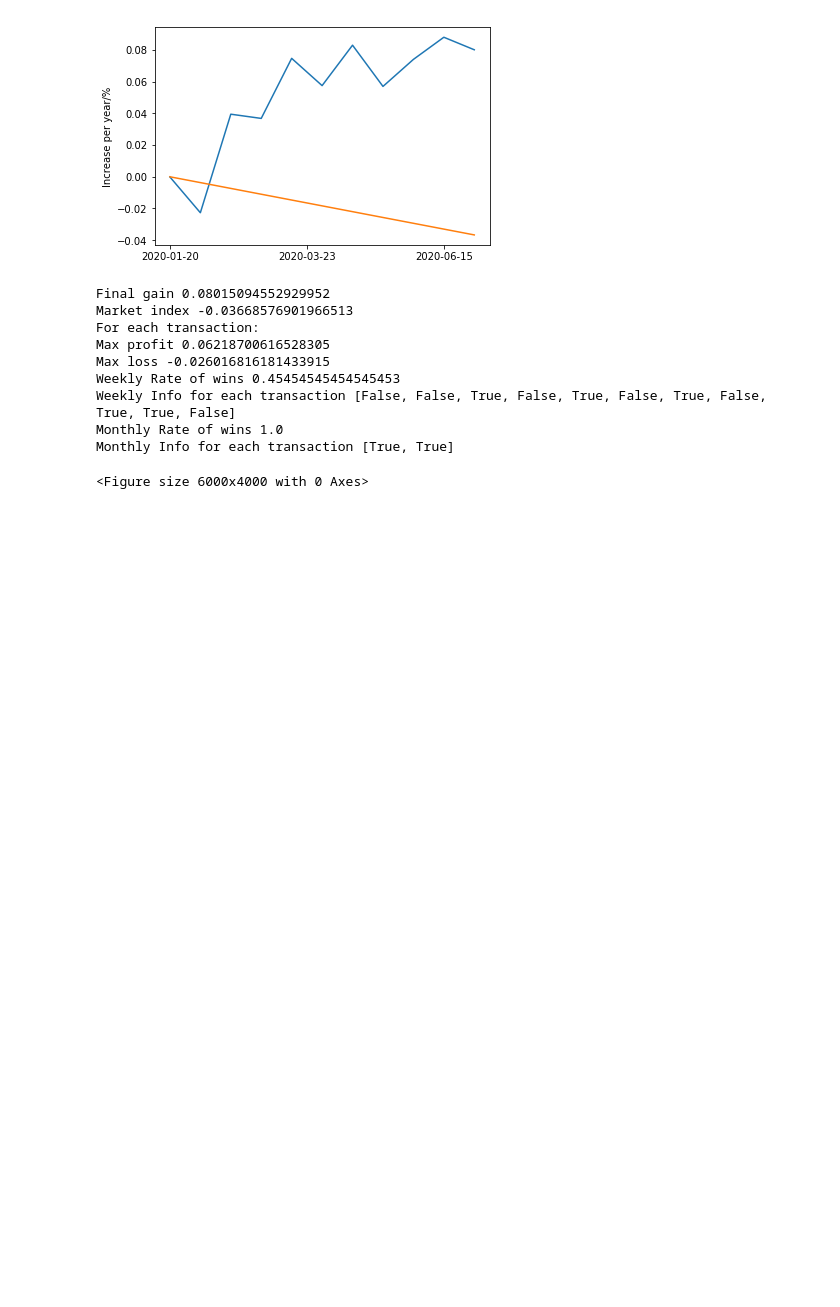
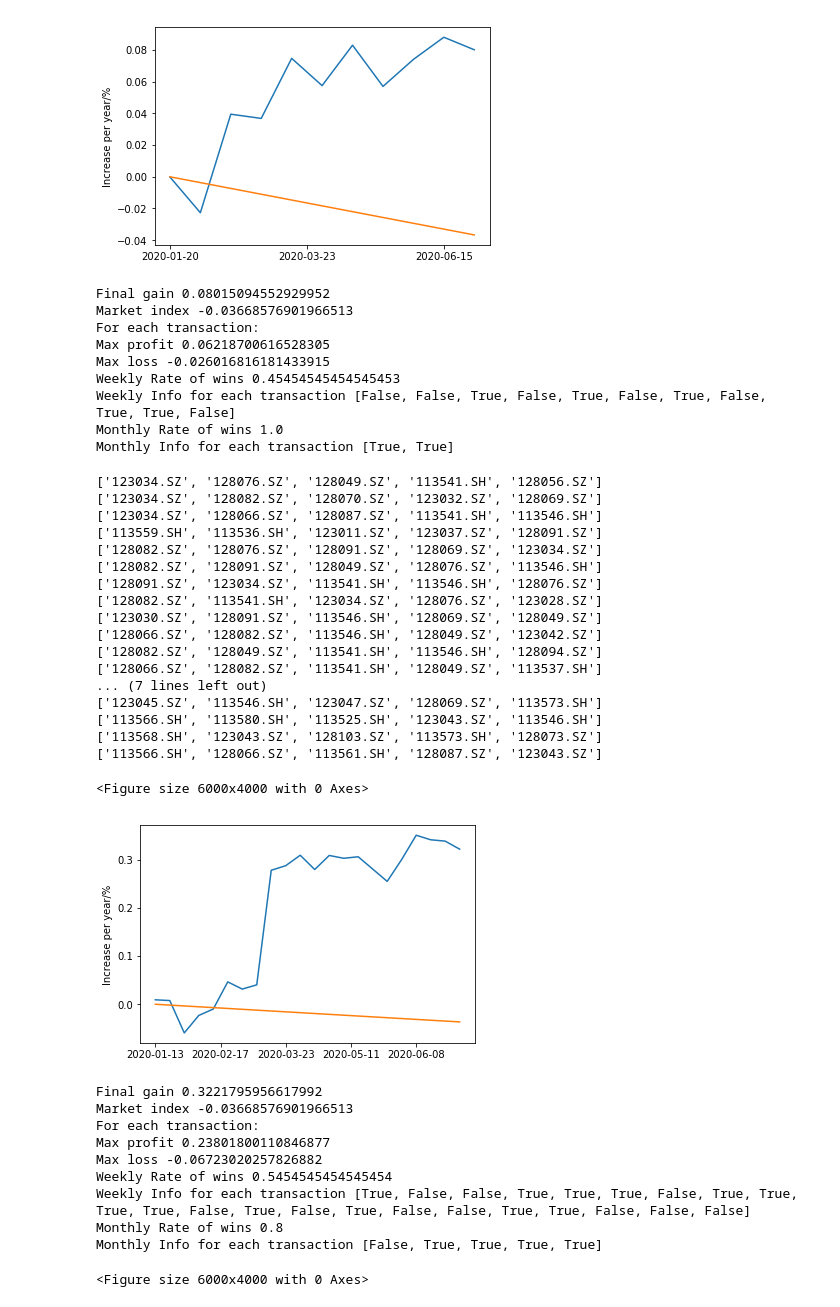
Before and after one commit to yts798/Convertible-Bond-Database, a Jupyter notebook: strategy/strategy.ipynb, the cells around one changed output. Saved outputs shown, nothing was run; the diff lists cells and outputs as text; code cells hidden in the pictures; blank space fills up the shorter version.

```diff
--- a/strategy/strategy.ipynb
+++ b/strategy/strategy.ipynb
@@ -259,14 +259,14 @@ def takeSecond(elem):
     return elem[1]
 
 
-def retrieve_low_nodes(TS, codes, days, index, sel_num):
+def retrieve_low_nodes(TS,codes, days, index, num):
     dl_rank = []
     for code in codes:
         if TS[code][days[index]]['dl'] != 999:
             dl_rank.append((code, TS[code][days[index]]['dl']))
 
         dl_rank.sort(key=takeSecond)
-    low = dl_rank[0:sel_num]
+    low = dl_rank[0:num]
     return [j[0] for j in low]
 
 def win_rt(res):
@@ -714,6 +714,38 @@ Weekly Rate of wins 0.45454545454545453
 Weekly Info for each transaction [False, False, True, False, True, False, True, False, True, True, False]
 Monthly Rate of wins 1.0
 Monthly Info for each transaction [True, True]
+# %%
+
+start(DTBS, leap(f2020_1, 1), [], 0, 0, [], 1, 5, 1, 'trt', 2, 10, 1, 'bl', 0.3, 7, 1, 'ytm', 0.5, 100)
+# %% [output]
+['123034.SZ', '128076.SZ', '128049.SZ', '113541.SH', '128056.SZ']
+['123034.SZ', '128082.SZ', '128070.SZ', '123032.SZ', '128069.SZ']
+['123034.SZ', '128066.SZ', '128087.SZ', '113541.SH', '113546.SH']
+['113559.SH', '113536.SH', '123011.SZ', '123037.SZ', '128091.SZ']
+['128082.SZ', '128076.SZ', '128091.SZ', '128069.SZ', '123034.SZ']
+['128082.SZ', '128091.SZ', '128049.SZ', '128076.SZ', '113546.SH']
+['128091.SZ', '123034.SZ', '113541.SH', '113546.SH', '128076.SZ']
+['128082.SZ', '113541.SH', '123034.SZ', '128076.SZ', '123028.SZ']
+['123030.SZ', '128091.SZ', '113546.SH', '128069.SZ', '128049.SZ']
+['128066.SZ', '128082.SZ', '113546.SH', '128049.SZ', '123042.SZ']
+['128082.SZ', '128049.SZ', '113541.SH', '113546.SH', '128094.SZ']
+['128066.SZ', '128082.SZ', '113541.SH', '128049.SZ', '113537.SH']
+... (7 lines left out)
+['123045.SZ', '113546.SH', '123047.SZ', '128069.SZ', '113573.SH']
+['113566.SH', '113580.SH', '113525.SH', '123043.SZ', '113546.SH']
+['113568.SH', '123043.SZ', '128103.SZ', '113573.SH', '128073.SZ']
+['113566.SH', '128066.SZ', '113561.SH', '128087.SZ', '123043.SZ']
+<Figure size 6000x4000 with 0 Axes>
+[figure, added]
+Final gain 0.3221795956617992
+Market index -0.03668576901966513
+For each transaction:
+Max profit 0.23801800110846877
+Max loss -0.06723020257826882
+Weekly Rate of wins 0.5454545454545454
+Weekly Info for each transaction [True, False, False, True, True, True, False, True, True, True, True, False, True, False, True, False, False, True, True, False, False, False]
+Monthly Rate of wins 0.8
+Monthly Info for each transaction [False, True, True, True, True]
 # %%
 times = s2020
 tt = '2020下半年行业+双低1策略'
```
Also changed, not shown: 6 other files.
